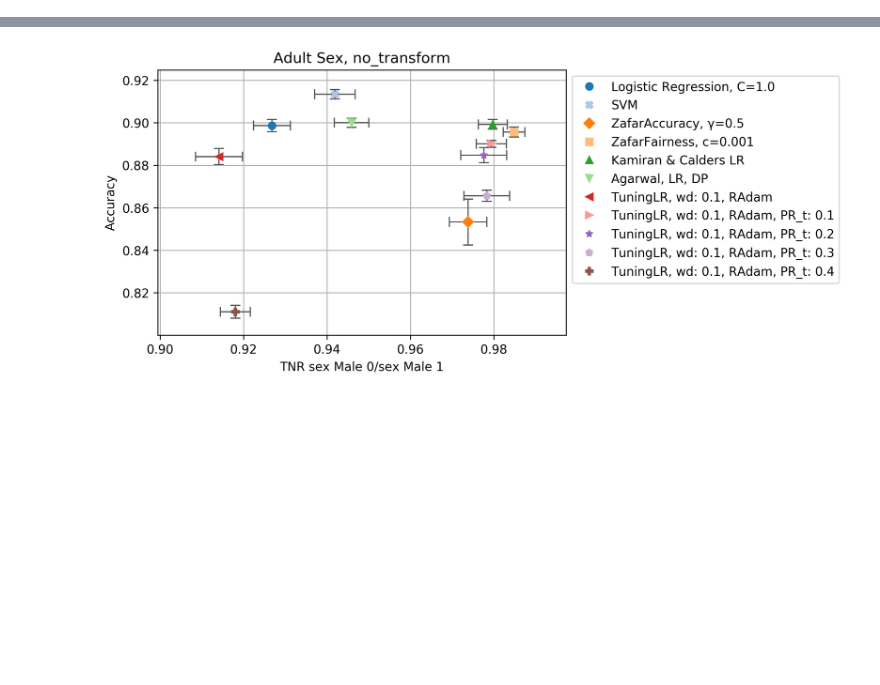
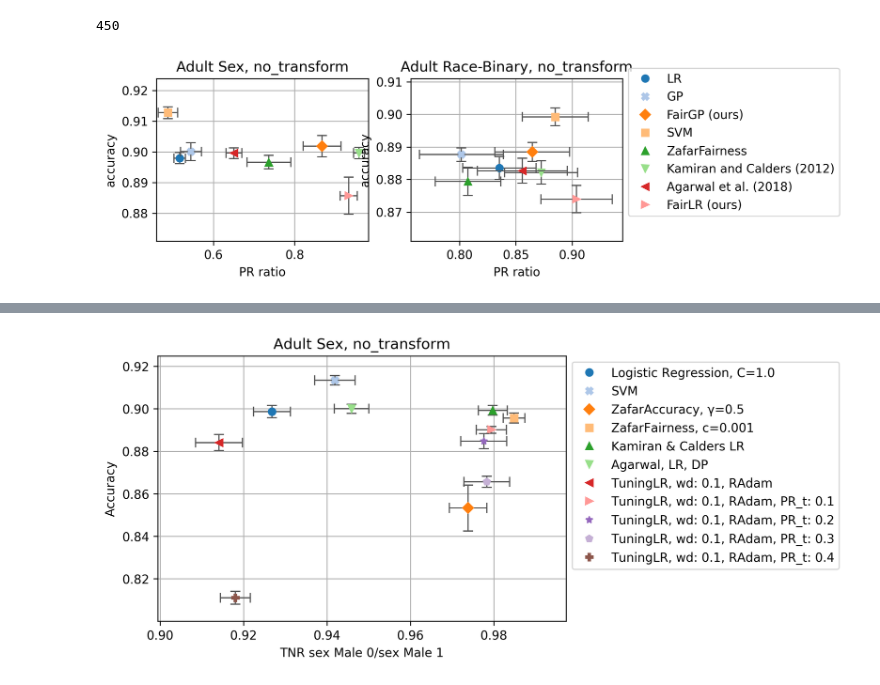
Before and after one commit to wearepal/ethicml-models, a Jupyter notebook: experiments/dp_gp_balanced_test.ipynb, the cells around one changed output, grey strips where cells are left out. Drawn from its saved outputs; the diff is of its cells as text; code cells hidden in the pictures; blank space fills up the shorter version.

Commit message:
Make plots for demographic parity

```diff
--- a/experiments/dp_gp_balanced_test.ipynb
+++ b/experiments/dp_gp_balanced_test.ipynb
@@ -61,0 +64,15 @@ results = load_results("Adult Sex", "no_transform", topic="baselines_balanced_te
+# %%
+aggregator = em.ResultsAggregator()  # create empty aggregator object
+for dataset_name in [
+        "Adult Sex, binary nationality",
+        "Adult Race-Binary, binary nationality",
+        "Adult Race-Binary",
+        "Adult Sex",
+    ]:
+    for topic in ["dp_balanced_test_10repeats", "dp_gp_balanced_test_10repeats"]:
+        csv_file = _result_path(outdir, dataset_name, "no_transform", topic)
+        aggregator.append_from_csv(csv_file)
+results = aggregator.results
+print(len(results))
+# %% [output]
+450
@@ -62 +87,46 @@ results = load_results("Adult Sex", "no_transform", topic="baselines_balanced_te
+# %%
+models = {
+    f"TuningLR, wd: 0.1, RAdam, PR_t: {rate_avg_race}": "FairLR (ours)",
+    f"TuningLR, wd: 0.1, RAdam, PR_t: {rate_avg_sex}": "FairLR (ours)",
+    "Kamiran & Calders LR": "Kamiran and Calders (2012)",
+#     "ZafarAccuracy, γ=0.5",
+    "ZafarFairness, c=0.001": "ZafarFairness",
+    "Agarwal, LR, DP": "Agarwal et al. (2018)",
+    "SVM": "SVM",
+    "Logistic Regression, C=1.0": "LR",
+    "GPyT_dem_par_in_False": "FairGP (ours)",
+    "GPyT_in_False": "GP",
+}
+# %%
+def filter_and_map_results(results: Results, mapping) -> Results:
+    """Filter entries and change the index with a mapping."""
+    return em.map_over_results_index(
+        em.filter_results(results, mapping),
+        lambda index: (index[0], index[1], mapping.get(index[2], index[2]), index[3]),
+    )
+# %%
+fig, (plot1, plot2) = plt.subplots(ncols=2, figsize=(7, 2.5), dpi=300, facecolor="white")
+em.single_plot(
+    plot1,
+    filter_and_map_results(results, models),
+    ("prob_pos_sex_Male_0/sex_Male_1", "PR ratio"),
+    ("Accuracy", "accuracy"),
+    "Adult Sex",
+    transform="no_transform",
+    ptype="cross",
+    legend_pos=None,
+)
+legends = em.single_plot(
+    plot2,
+    filter_and_map_results(results, models),
+    ("prob_pos_race_White_0/race_White_1", "PR ratio"),
+    ("Accuracy", "accuracy"),
+    "Adult Race-Binary",
+    transform="no_transform",
+    ptype="cross",
+    legend_pos="outside",
+    legend_yanchor=1.1,
+)
+# %% [output]
+[figure, added]
 # %%
```
Also changed, not shown: parts of 10 cells of this notebook, 6 other files.
